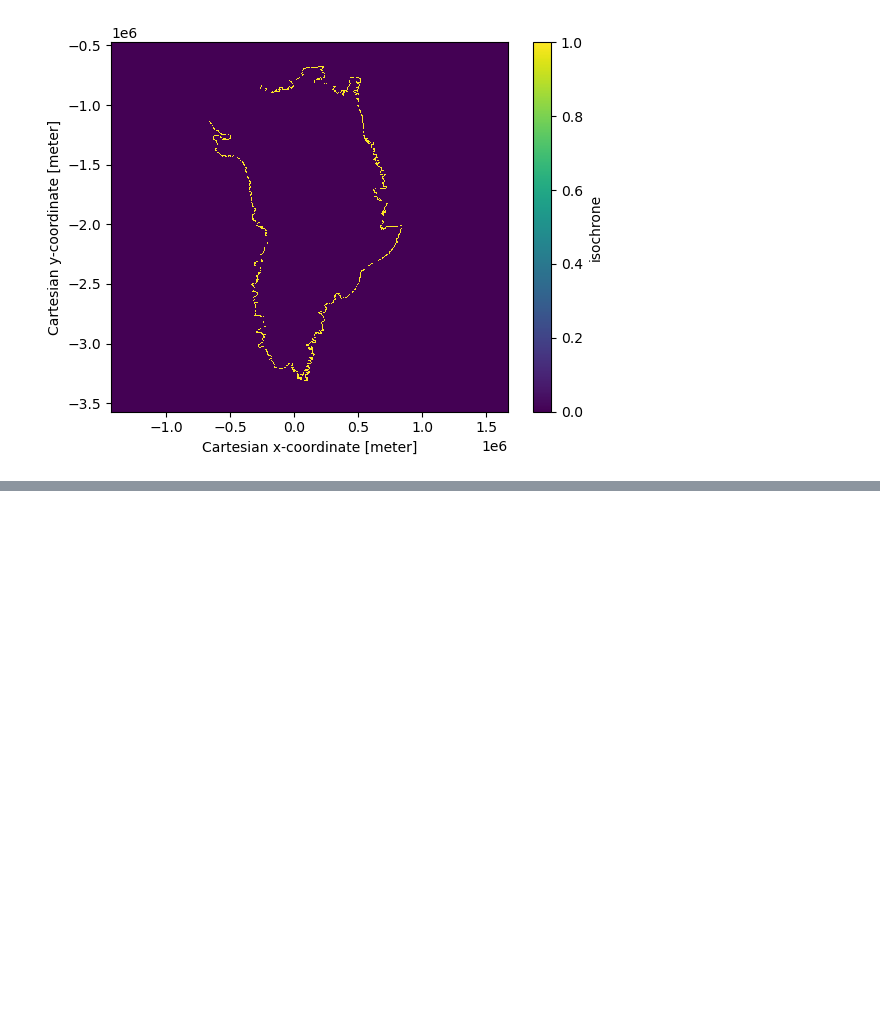
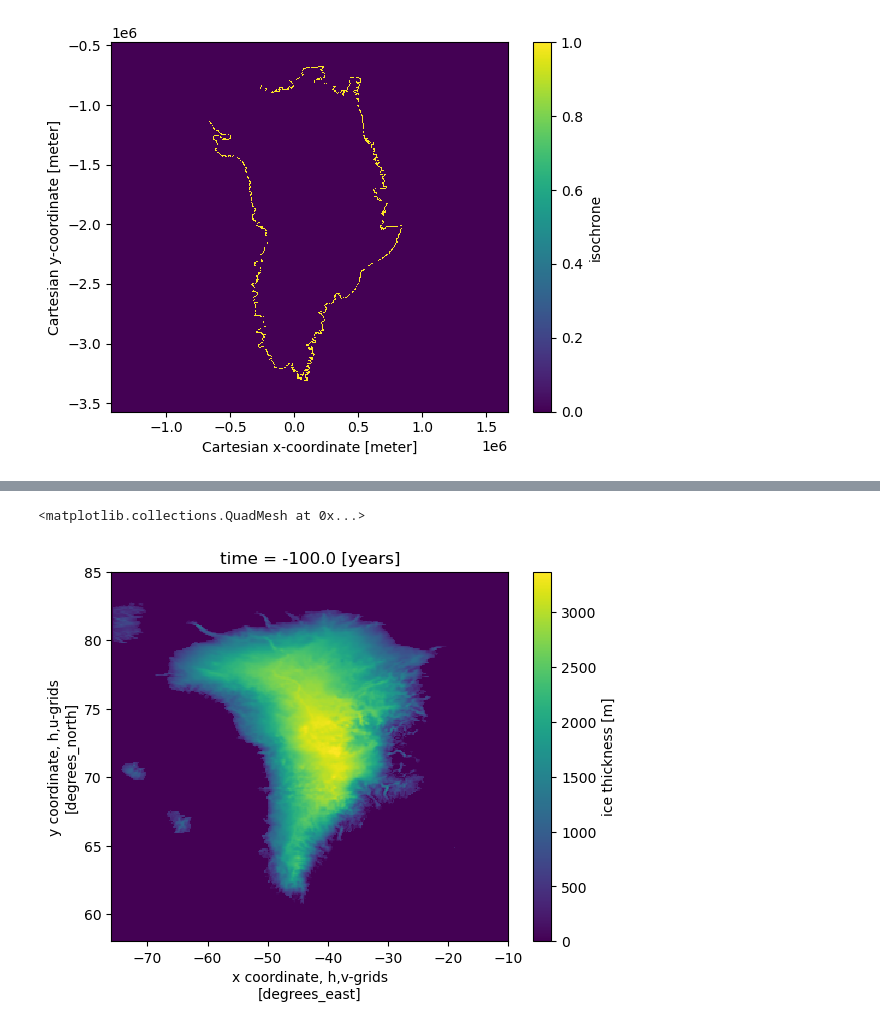
Before and after one commit to Jonniebarnsley/Karthaus, a Jupyter notebook: jonnie.ipynb, the cells around one changed output, grey strips where cells are left out. Saved outputs shown, nothing was run; the diff lists cells and outputs as text; code cells hidden in the pictures; blank space fills up the shorter version.

```diff
--- a/jonnie.ipynb
+++ b/jonnie.ipynb
@@ -49,0 +62,8 @@ file =
+# %%
+filepath = DATA / 'ncfiles/variable-seasonality.nc'
+file = xr.open_dataset(filepath)
+h = file.h
+h.sel(time=-100).plot()
+# %% [output]
+<matplotlib.collections.QuadMesh at 0x...>
+[figure, added]
```
Also changed, not shown: parts of 8 cells of this notebook.
